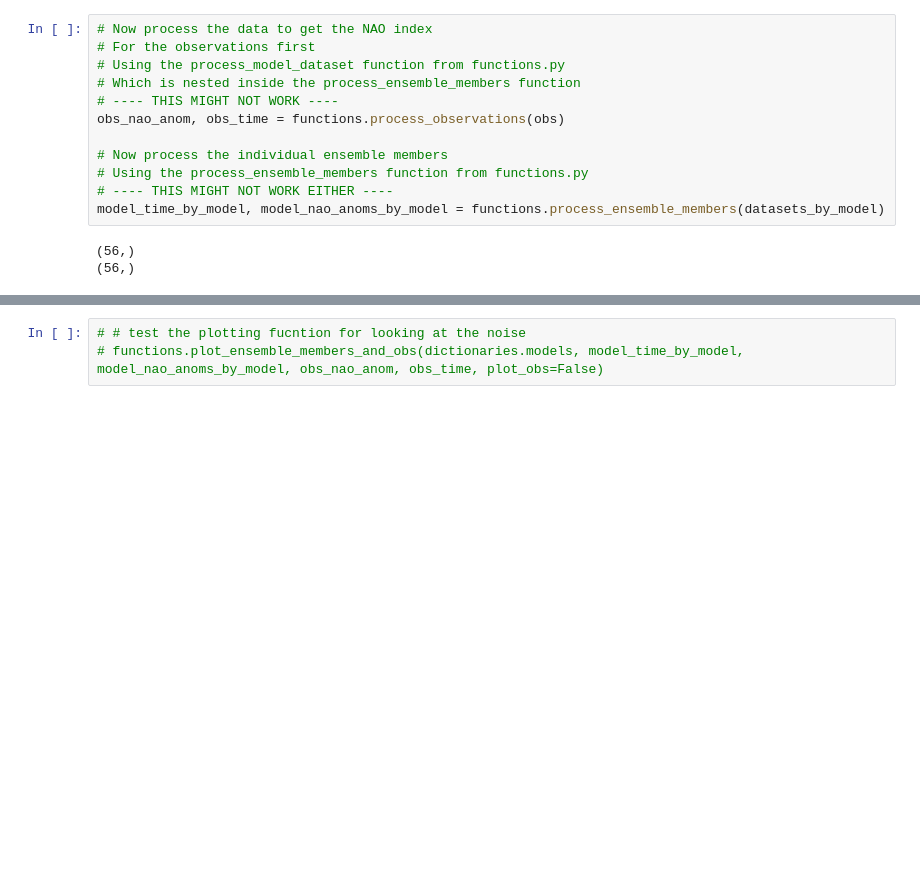
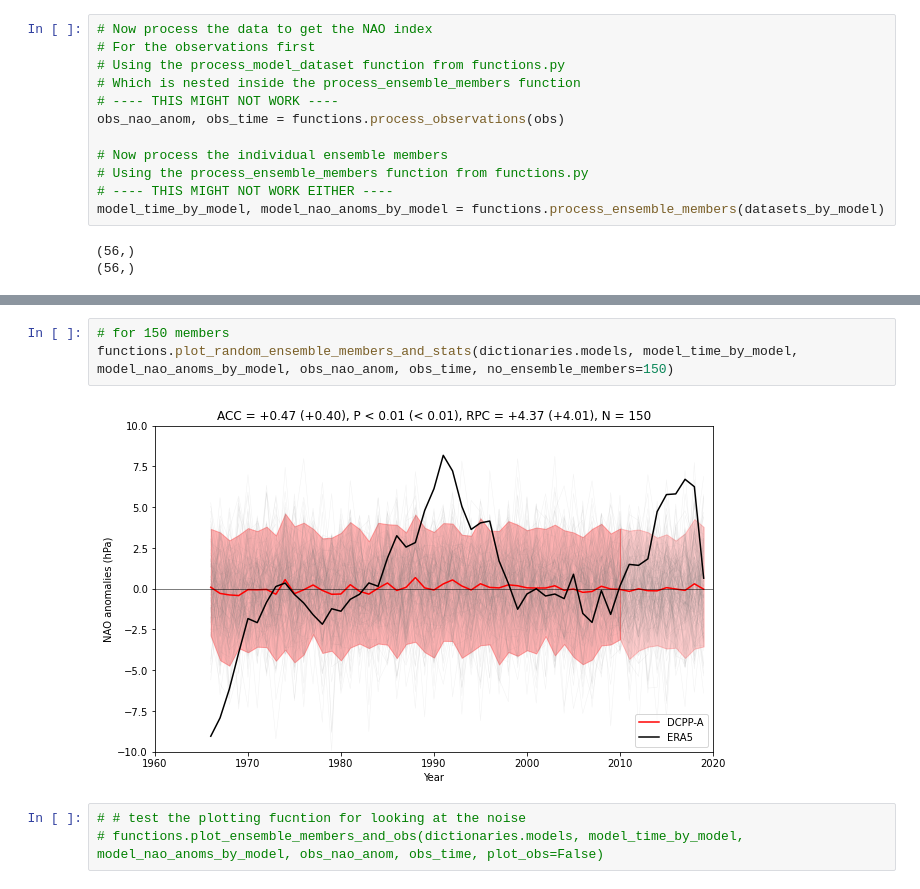
Before and after one commit to benhutchmet/multi-model-jasmin, a Jupyter notebook: plotting.ipynb, the cells around one changed output, grey strips where cells are left out. Drawn from its saved outputs; the diff is of its cells as text; blank space fills up the shorter version.

```diff
--- a/plotting.ipynb
+++ b/plotting.ipynb
@@ -36,3 +52,8 @@ model_time_by_model, model_nao_anoms_by_model = functions.process_ensemble_membe
+# %%
+# for 150 members
+functions.plot_random_ensemble_members_and_stats(dictionaries.models, model_time_by_model, model_nao_anoms_by_model, obs_nao_anom, obs_time, no_ensemble_members=150)
+# %% [output]
+[figure, added]
 # %%
 # # test the plotting fucntion for looking at the noise
 # functions.plot_ensemble_members_and_obs(dictionaries.models, model_time_by_model, model_nao_anoms_by_model, obs_nao_anom, obs_time, plot_obs=False)
```
Also changed, not shown: parts of 3 cells of this notebook, 1 other file.
